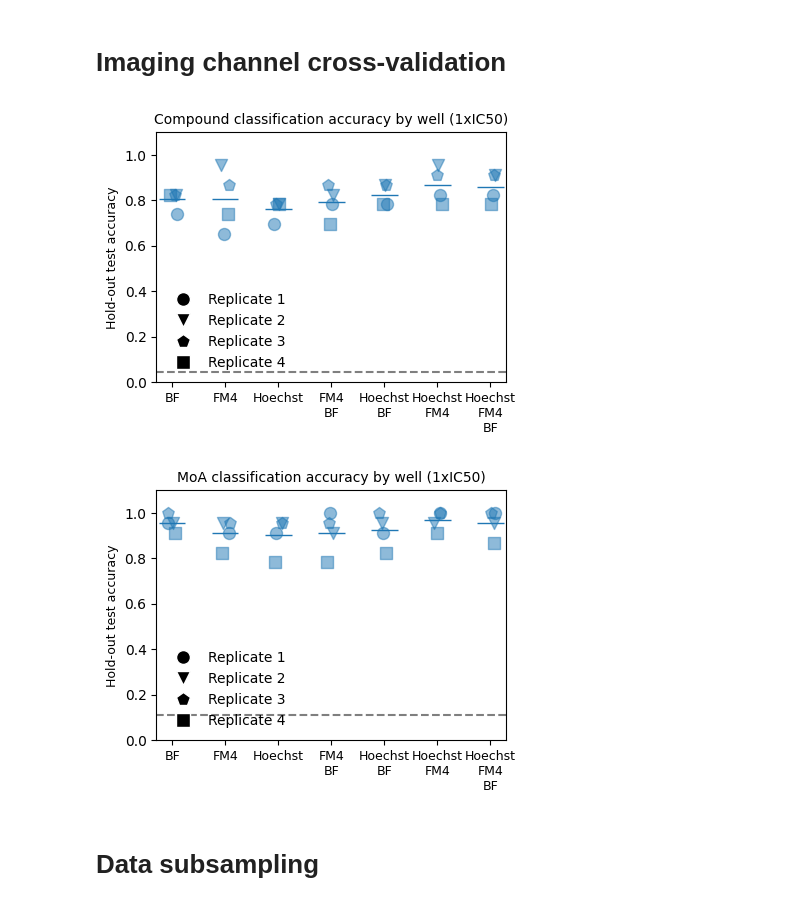
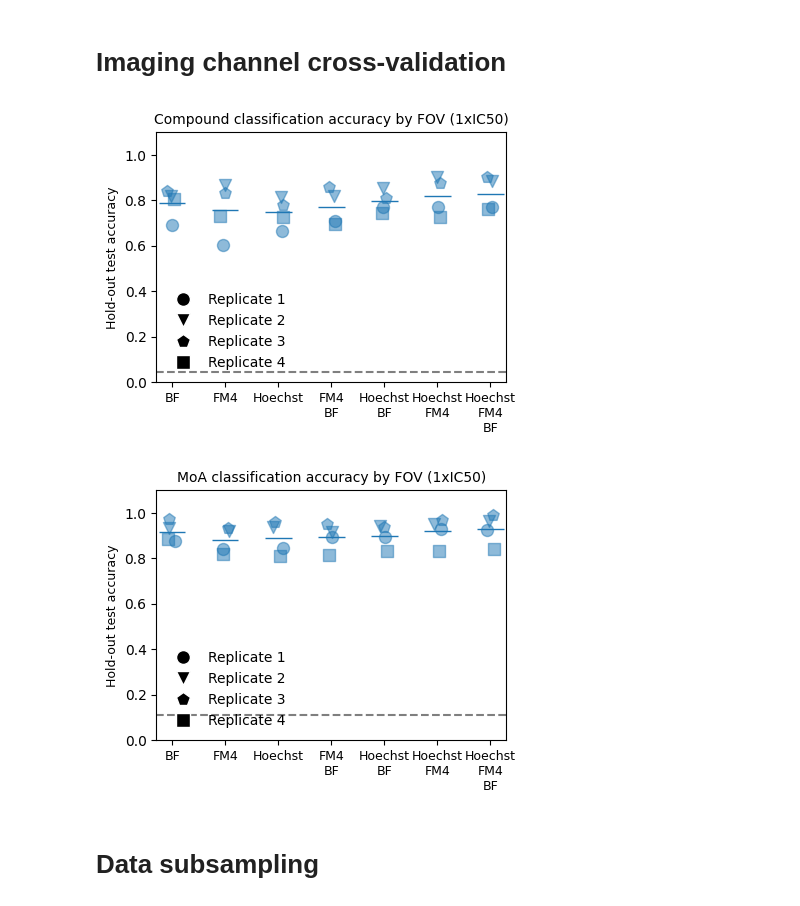
Before and after one commit to krentzd/ai4ab, a Jupyter notebook: analysis/Figure_3.ipynb, the cells around one changed output. Drawn from its saved outputs; the diff is of its cells as text; code cells hidden in the pictures.

```diff
--- a/analysis/Figure_3.ipynb
+++ b/analysis/Figure_3.ipynb
@@ -51,13 +51,13 @@ loader.load_files(['BF', 'FM4', 'Hoechst', 'FM4_BF', 'Hoechst_BF', 'Hoechst_FM4'
 # %%
 plotter = ResultsPlotter(loader)
 # %%
-plotter.plot_channel_accuracies()
+plotter.plot_channel_accuracies(well_level=False, save_name='cmpd_by_fov_new.svg')
 # %% [output]
-[figure, old version]
+[figure, new version]
 # %%
-plotter.plot_channel_accuracies(use_moa_labels=True)
+plotter.plot_channel_accuracies(use_moa_labels=True, well_level=False, save_name='moa_by_fov_new.svg')
 # %% [output]
-[figure, old version]
+[figure, new version]
 # %% [markdown]
 # Data subsampling
 # %%
```
Also changed, not shown: parts of 1 cell of this notebook, 2 other files.
